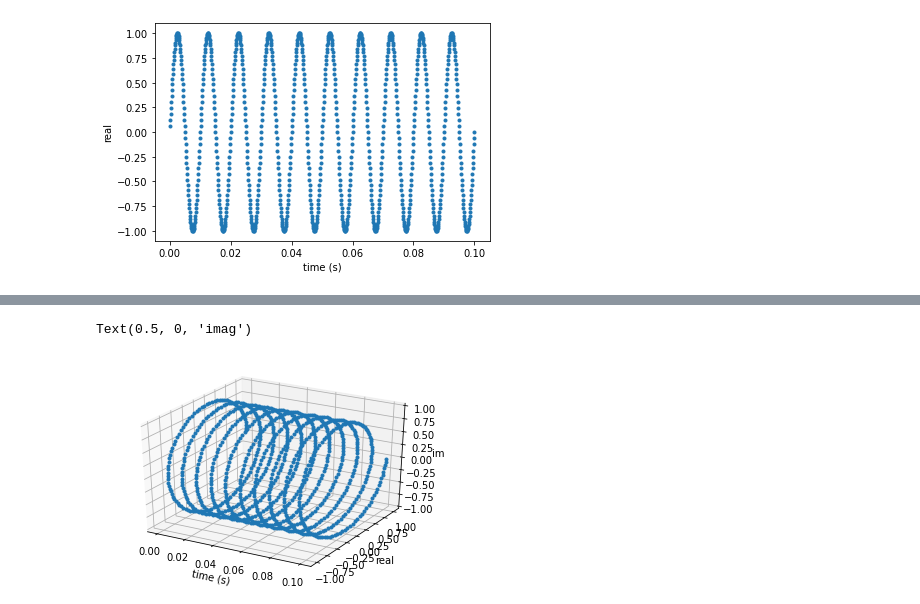
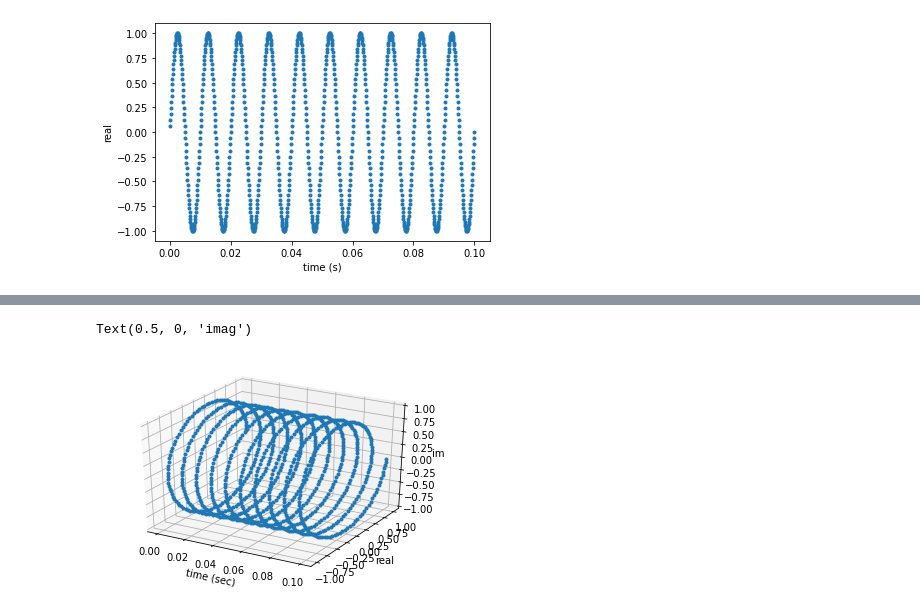
Before and after one commit to Yeyeong99/class2021spring, a Jupyter notebook: sound.ipynb, the cells around one changed output, grey strips where cells are left out. Cells and saved outputs as stored; diff of their text form; code cells hidden in the pictures.

```diff
--- a/sound.ipynb
+++ b/sound.ipynb
@@ -48,13 +44,14 @@ c = np.exp(theta*1j)
 # %%
 fig = plt.figure()
 ax = plt.subplot(111, projection='3d')
 ax.plot(t[0:1000], c.real[0:1000], c.imag[0:1000], '.')
-ax.set_xlabel('time (s)')
+#x축이 시간 y축에는 c가 complex값 따온 상황에서 real 값(a)만 가져옴 세 번째는 b 값만 가져옴
+ax.set_xlabel('time (sec)')
 ax.set_ylabel('real')
 ax.set_zlabel('imag')
 # %% [output]
 Text(0.5, 0, 'imag')
-[figure, old version]
+[figure, new version]
 # %%
 import plotly.graph_objects as go
 import numpy as np
```
Also changed, not shown: parts of 16 cells of this notebook.
